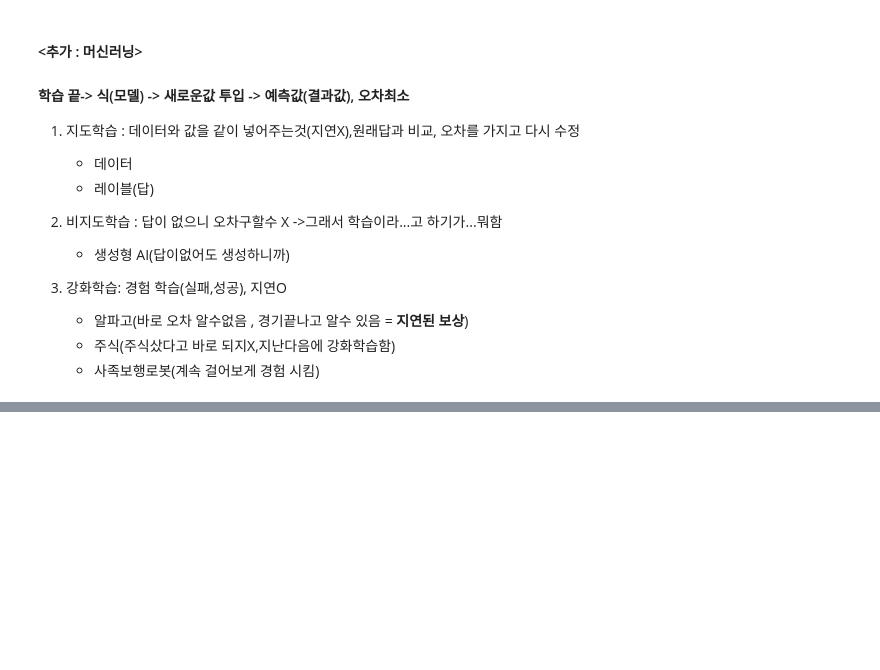
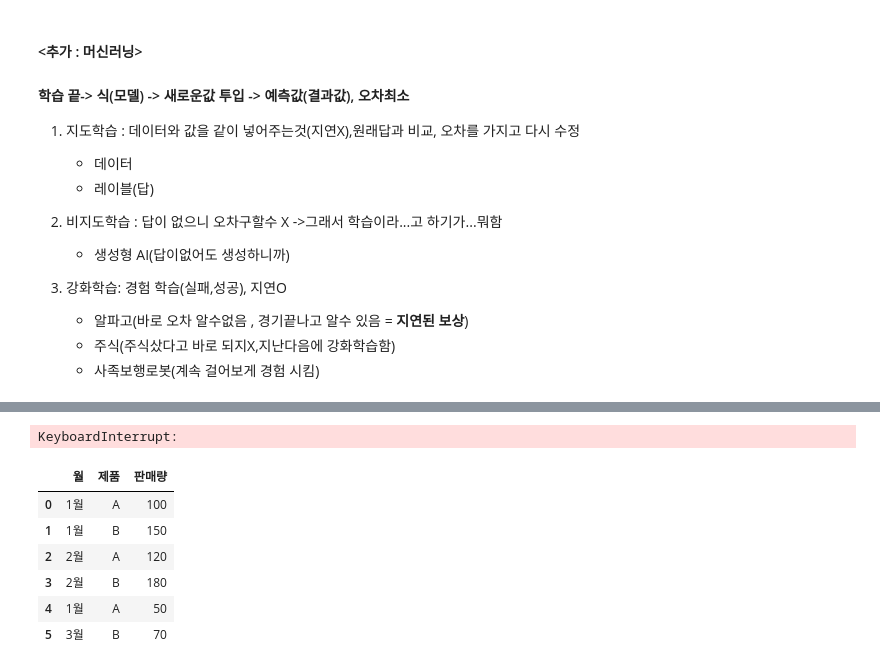
Before and after one commit to bb-bbb/homescape.com, a Jupyter notebook: part5/데이터사전처리.ipynb, the cells around one changed output, grey strips where cells are left out. Cells and saved outputs as stored; diff of their text form; code cells hidden in the pictures; blank space fills up the shorter version.

```diff
--- a/part5/데이터사전처리.ipynb
+++ b/part5/데이터사전처리.ipynb
@@ -122,0 +351,46 @@ df_dedup
+# %%
+# 구매정보
+df_purcha = pd.DataFrame({
+    '고객아이디' : [2,3,3,5],
+    '구매상품' : ['노트북','모니터','키보드','마우스']
+})
+df_purcha
+#여기서 concat 하면 매치가 안맞듬
+#고객아이디랑 컬럼의 값으로 붙여야함 :merge
+
+#조인조건: 고객아이디
+#데이터 프레임 2개만 들어갈수 있음~~~!!!!
+#default = inner , 조건에 맞는건만 가져옴~
+#양쪽 데이터 프레임 컬럼명 같을 경우 : ON
+#컬럼명 틀릴때 -> left,right 컬럼명 따로따로 지정
+df_merged = pd.merge(
+    df_cust, df_purcha, # 왼쪽:cust, 오른쪽 :구매상품
+    left_on = '고객아이디',
+    right_on = 'custid',
+    # on = '고객아이디', # 양쪽 데이터 프래임이 다 고객아이디니까 on사용가능~~~
+    # how = 'inner' # inner default , 같은것만 나옴
+    how = 'outer' # outer -> full outer
+    # how = 'left' -> left outer: 고객 다나옴
+    # how = 'right' # right outer : 구매 다나옴
+    , suffixes=('_cust','_purcha')
+)
+df_merged
+# %% [output]
+KeyboardInterrupt:
+# %%
+# 피벗테이블 만들기
+df_long  = pd.DataFrame({
+    '월': ['1월','1월','2월','2월','1월','3월'],
+    '제품':['A','B','A','B','A','B'],
+    '판매량': [100,150,120,180,50,70]
+})
+#피벗 : 월별, 상품별 집계
+df_long
+# %% [output]
+|  | 월 | 제품 | 판매량 |
+| 0 | 1월 | A | 100 |
+| 1 | 1월 | B | 150 |
+| 2 | 2월 | A | 120 |
+| 3 | 2월 | B | 180 |
+| 4 | 1월 | A | 50 |
+| 5 | 3월 | B | 70 |
```
Also changed, not shown: parts of 20 cells of this notebook, 3 other files.
